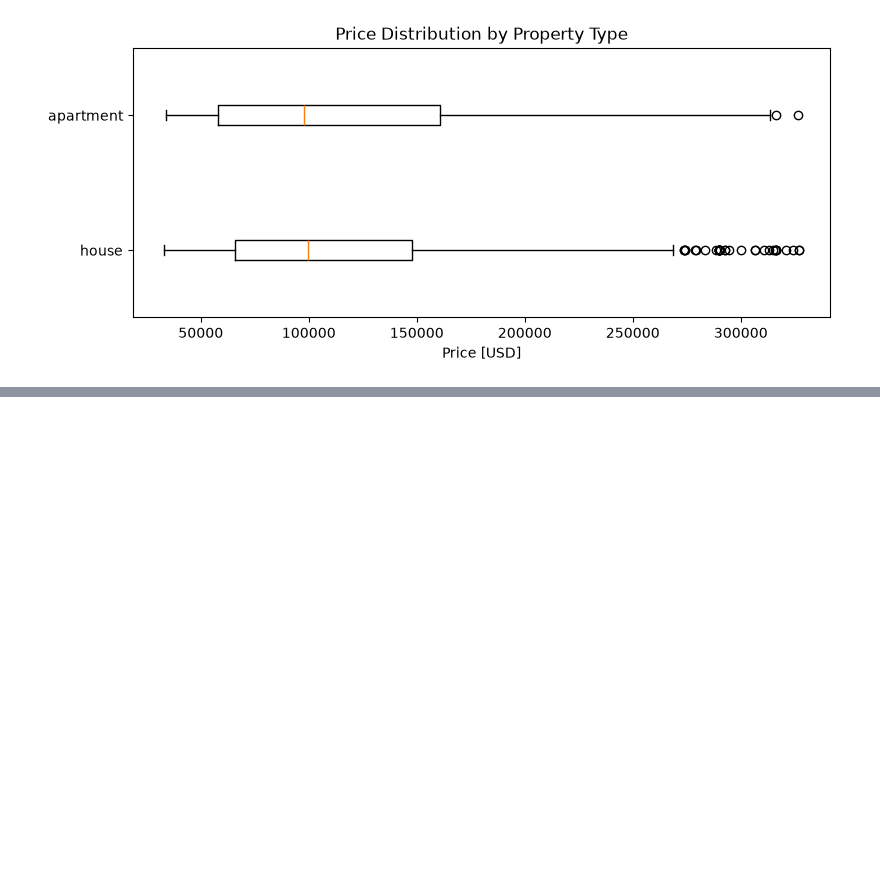
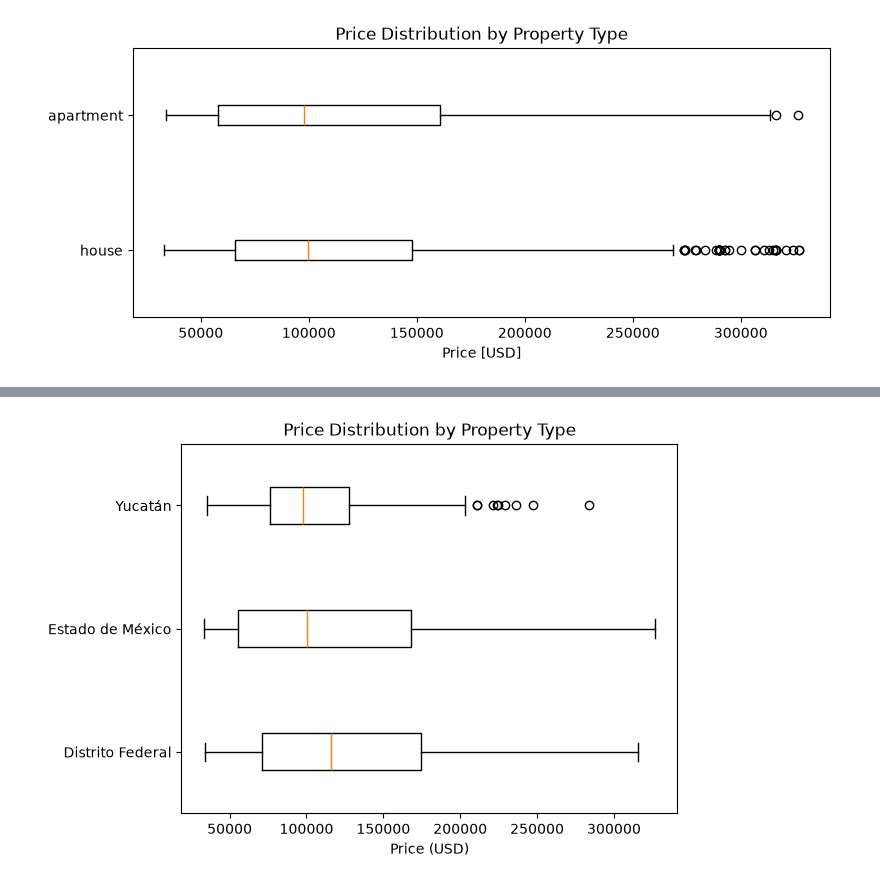
Before and after one commit to igris-nuel/ai-engineering-journey, a Jupyter notebook: projects/02-real-estate-regression/notebooks/02_visualizing_housing_data.ipynb, the cells around one changed output, grey strips where cells are left out. Drawn from its saved outputs; the diff is of its cells as text; code cells hidden in the pictures; blank space fills up the shorter version.

Commit message:
scatterplot and seaborn implemented

```diff
--- a/projects/02-real-estate-regression/notebooks/02_visualizing_housing_data.ipynb
+++ b/projects/02-real-estate-regression/notebooks/02_visualizing_housing_data.ipynb
@@ -82,0 +128,29 @@ plt.show()
+# %%
+import matplotlib.pyplot as plt
+import pandas as pd
+
+data_path = "../data/mexico-real-estate-combined-clean.csv"
+
+df = pd.read_csv(data_path)
+
+# 1. Define your selected states
+selected_states = (
+    df["state"]
+    .value_counts()
+    .head(3)
+    .index.tolist()
+)
+# 2. Prepare the data
+data_by_state = [df[df["state"] == state]["price_usd"] for state in selected_states]
+
+# 3. Plot
+fig, ax = plt.subplots()
+
+# FIX: Use 'tick_labels' instead of 'labels'
+ax.boxplot(data_by_state, tick_labels=selected_states, vert=False)
+
+ax.set_title("Price Distribution by Property Type")
+ax.set_xlabel("Price (USD)")
+plt.show()
+# %% [output]
+[figure, added]
```
Also changed, not shown: parts of 6 cells of this notebook, 1 other file.
